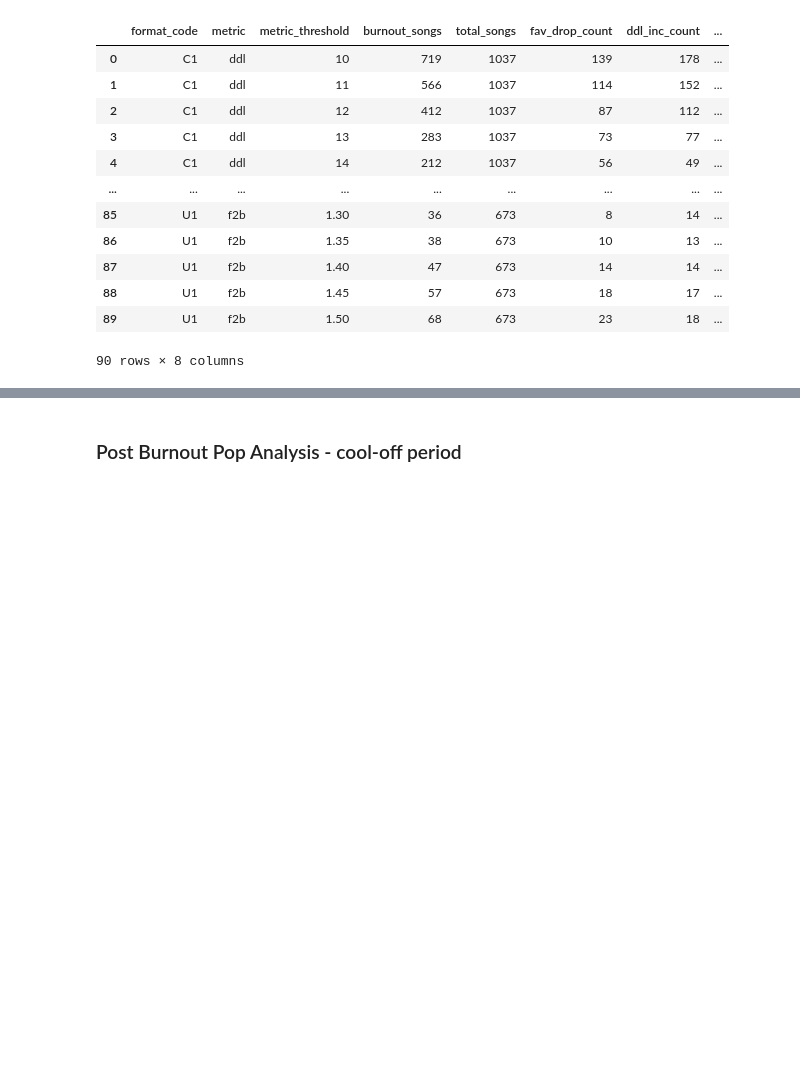
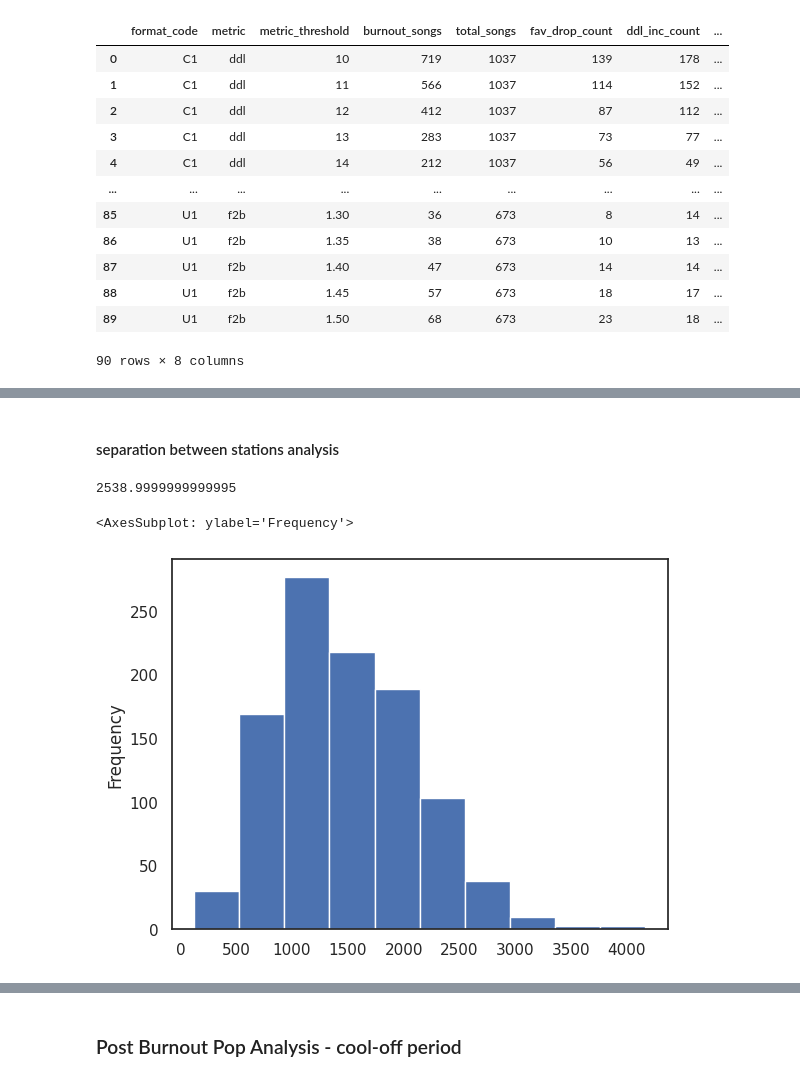
Before and after one commit to gjampanih/adds-early-burnout-warning-model, a Jupyter notebook: notebooks/ebw_metrics_analysis.ipynb, the cells around one changed output, grey strips where cells are left out. Saved outputs shown, nothing was run; the diff lists cells and outputs as text; code cells hidden in the pictures; blank space fills up the shorter version.

```diff
--- a/notebooks/ebw_metrics_analysis.ipynb
+++ b/notebooks/ebw_metrics_analysis.ipynb
@@ -897,0 +1075,15 @@ plt.savefig(os.getcwd() + '/img/dll_vs_f2b.jpeg', format='jpeg', dpi=300)
+# %% [markdown]
+#### separation between stations analysis
+# %%
+df_extract = df_hits[df_hits['format_code'] == 'C1']
+idx = (df_extract['ddl_track_16']  >= 2) & (df_hits['week_dt'] > df_hits['week_dt_r'])
+df_extract  = df_extract.join(df_extract.loc[idx].groupby(['format_code', 'call_letters' , 'mediabase_id']).agg({'week_dt':np.min, 'cuml_spins_non_on':np.min}), on=['format_code', 'call_letters', 'mediabase_id'], how='left', rsuffix='_brn')
+# %%
+df_extract_summ = df_extract.groupby(['call_letters', 'mediabase_id']).agg({'cuml_spins_non_on_brn':np.min, 'cuml_spins_non_on': np.max})
+# %%
+print(np.percentile(df_extract_summ['cuml_spins_non_on'], 95))
+df_extract_summ['cuml_spins_non_on'].plot(kind='hist')
+# %% [output]
+2538.9999999999995
+<AxesSubplot: ylabel='Frequency'>
+[figure, added]
```
Also changed, not shown: parts of 47 cells of this notebook.
